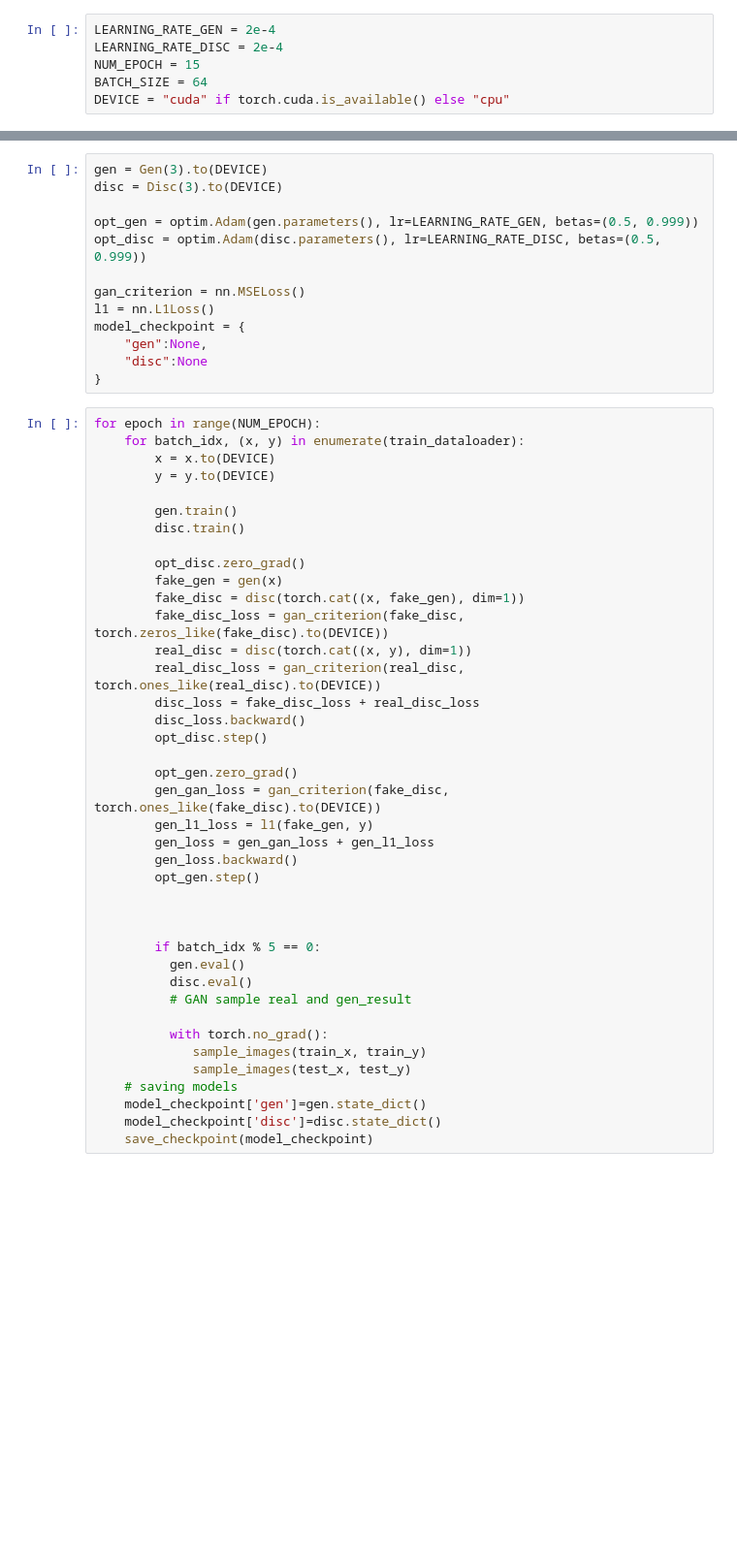
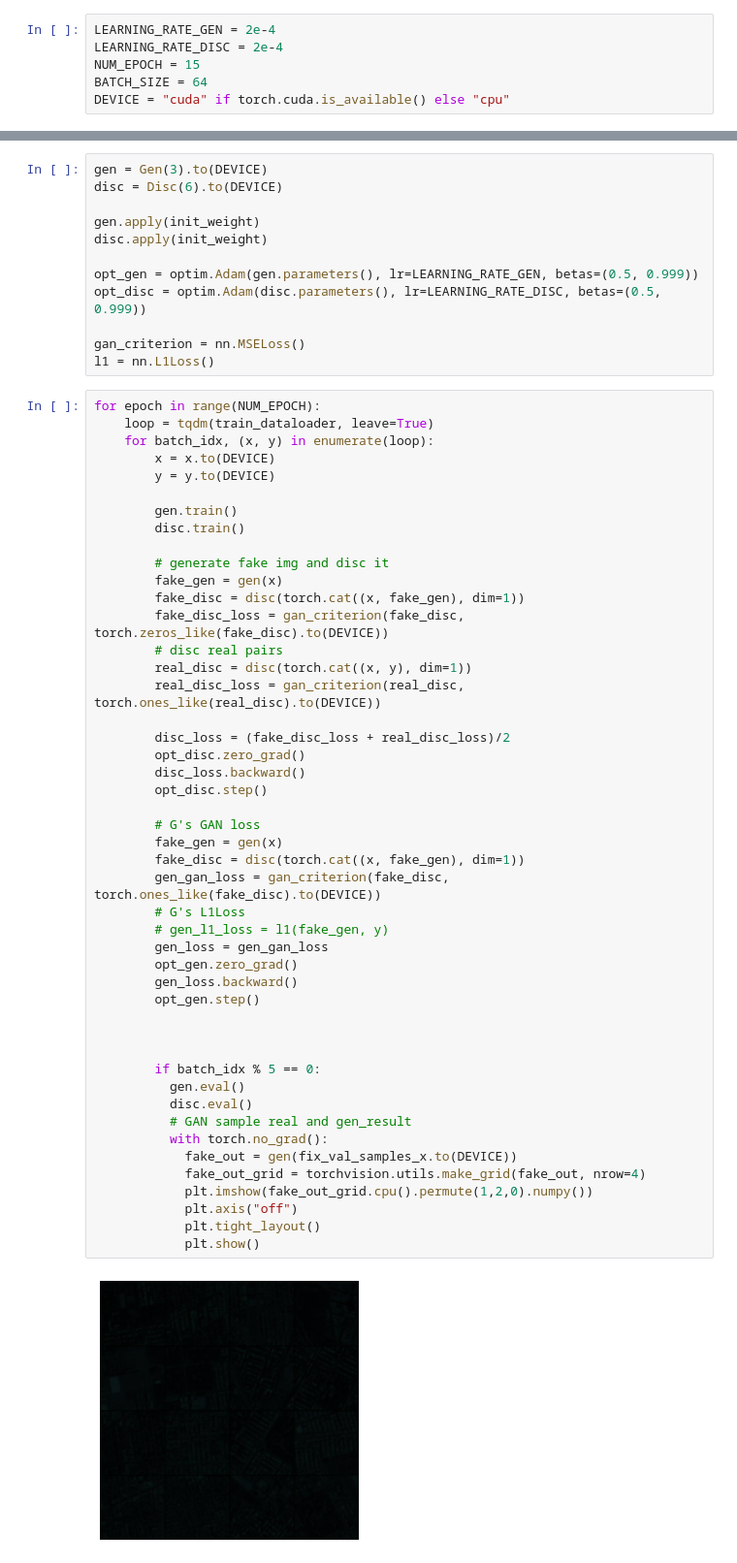
Before and after one commit to shaotao-art/GANs-pytorch, a Jupyter notebook: pix2pix/pix2pix.ipynb, the cells around one changed output, grey strips where cells are left out. Shown at 97% size. Drawn from its saved outputs; the diff is of its cells as text; blank space fills up the shorter version.

```diff
--- a/pix2pix/pix2pix.ipynb
+++ b/pix2pix/pix2pix.ipynb
@@ -231,53 +245,61 @@ torch.Size([64, 3, 256, 256]) torch.Size([64, 3, 256, 256])
 # %%
 gen = Gen(3).to(DEVICE)
-disc = Disc(3).to(DEVICE)
+disc = Disc(6).to(DEVICE)
+
+gen.apply(init_weight)
+disc.apply(init_weight)
 
 opt_gen = optim.Adam(gen.parameters(), lr=LEARNING_RATE_GEN, betas=(0.5, 0.999))
 opt_disc = optim.Adam(disc.parameters(), lr=LEARNING_RATE_DISC, betas=(0.5, 0.999))
 
 gan_criterion = nn.MSELoss()
 l1 = nn.L1Loss()
-model_checkpoint = {
-    "gen":None,
-    "disc":None
-}
 # %%
 for epoch in range(NUM_EPOCH):
-    for batch_idx, (x, y) in enumerate(train_dataloader):
+    loop = tqdm(train_dataloader, leave=True)
+    for batch_idx, (x, y) in enumerate(loop):
         x = x.to(DEVICE)
         y = y.to(DEVICE)
 
         gen.train()
         disc.train()
 
-        opt_disc.zero_grad()
+        # generate fake img and disc it
         fake_gen = gen(x)
         fake_disc = disc(torch.cat((x, fake_gen), dim=1))
         fake_disc_loss = gan_criterion(fake_disc, torch.zeros_like(fake_disc).to(DEVICE))
+        # disc real pairs
         real_disc = disc(torch.cat((x, y), dim=1))
         real_disc_loss = gan_criterion(real_disc, torch.ones_like(real_disc).to(DEVICE))
-        disc_loss = fake_disc_loss + real_disc_loss
+
+        disc_loss = (fake_disc_loss + real_disc_loss)/2
+        opt_disc.zero_grad()
         disc_loss.backward()
         opt_disc.step()
 
+        # G's GAN loss
+        fake_gen = gen(x)
+        fake_disc = disc(torch.cat((x, fake_gen), dim=1))
+        gen_gan_loss = gan_criterion(fake_disc, torch.ones_like(fake_disc).to(DEVICE))
+        # G's L1Loss
+        # gen_l1_loss = l1(fake_gen, y)
+        gen_loss = gen_gan_loss
         opt_gen.zero_grad()
-        gen_gan_loss = gan_criterion(fake_disc, torch.ones_like(fake_disc).to(DEVICE))
-        gen_l1_loss = l1(fake_gen, y)
-        gen_loss = gen_gan_loss + gen_l1_loss
         gen_loss.backward()
         opt_gen.step()
 
 
 
         if batch_idx % 5 == 0:
           gen.eval()
           disc.eval()
           # GAN sample real and gen_result
-
           with torch.no_grad():
-             sample_images(train_x, train_y)
-             sample_images(test_x, test_y)
-    # saving models
-    model_checkpoint['gen']=gen.state_dict()
-    model_checkpoint['disc']=disc.state_dict()
-    save_checkpoint(model_checkpoint)
+            fake_out = gen(fix_val_samples_x.to(DEVICE))
+            fake_out_grid = torchvision.utils.make_grid(fake_out, nrow=4)
+            plt.imshow(fake_out_grid.cpu().permute(1,2,0).numpy())
+            plt.axis("off")
+            plt.tight_layout()
+            plt.show()
+# %% [output]
+[figure, added]
```
Also changed, not shown: parts of 7 cells of this notebook.
